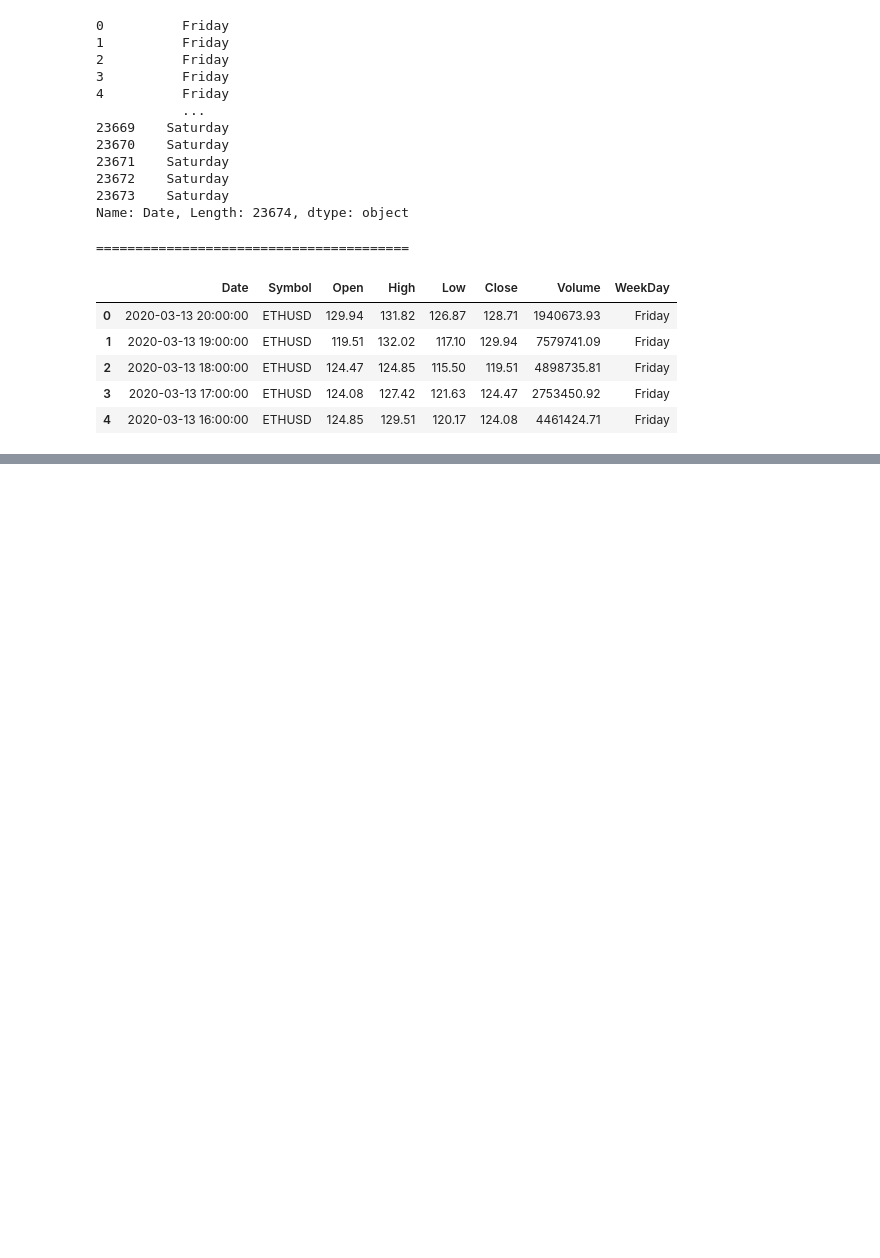
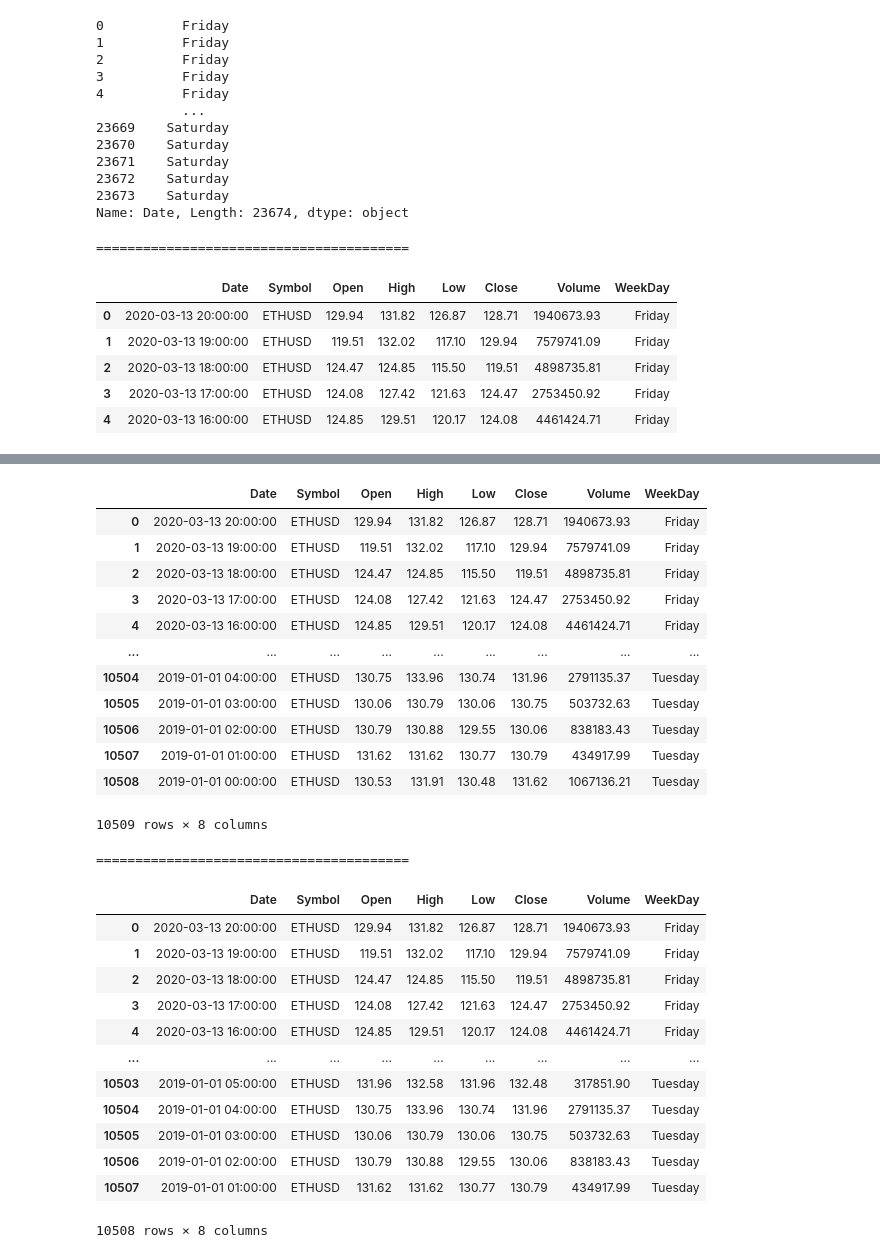
Before and after one commit to thandora/pandas-notes, a Jupyter notebook: pandas_10.ipynb, the cells around one changed output, grey strips where cells are left out. Drawn from its saved outputs; the diff is of its cells as text; code cells hidden in the pictures; blank space fills up the shorter version.

```diff
--- a/pandas_10a.ipynb
+++ b/pandas_10.ipynb
@@ -347,0 +275,40 @@ df2.resample("W").agg(column_map)
+# %%
+filt1 = df["Date"] >= "2019"
+df_filt1 = df.loc[filt1]
+display(df_filt1)
+printhr()
+
+filt2 = df["Date"] > "2019"
+df_filt2 = df.loc[filt2]
+display(df_filt2)
+# Notice that the last entry for df_filt2 does NOT include "2019-01-01 00:00:00",
+# which is "before" the 1st hour in this context.
+# This is in contrast with df_filt1 which includes it.
+# %% [output]
+|  | Date | Symbol | Open | High | Low | Close | Volume | WeekDay |
+| 0 | 2020-03-13 20:00:00 | ETHUSD | 129.94 | 131.82 | 126.87 | 128.71 | 1940673.93 | Friday |
+| 1 | 2020-03-13 19:00:00 | ETHUSD | 119.51 | 132.02 | 117.10 | 129.94 | 7579741.09 | Friday |
+| 2 | 2020-03-13 18:00:00 | ETHUSD | 124.47 | 124.85 | 115.50 | 119.51 | 4898735.81 | Friday |
+| 3 | 2020-03-13 17:00:00 | ETHUSD | 124.08 | 127.42 | 121.63 | 124.47 | 2753450.92 | Friday |
+| 4 | 2020-03-13 16:00:00 | ETHUSD | 124.85 | 129.51 | 120.17 | 124.08 | 4461424.71 | Friday |
+| ... | ... | ... | ... | ... | ... | ... | ... | ... |
+| 10504 | 2019-01-01 04:00:00 | ETHUSD | 130.75 | 133.96 | 130.74 | 131.96 | 2791135.37 | Tuesday |
+| 10505 | 2019-01-01 03:00:00 | ETHUSD | 130.06 | 130.79 | 130.06 | 130.75 | 503732.63 | Tuesday |
+| 10506 | 2019-01-01 02:00:00 | ETHUSD | 130.79 | 130.88 | 129.55 | 130.06 | 838183.43 | Tuesday |
+| 10507 | 2019-01-01 01:00:00 | ETHUSD | 131.62 | 131.62 | 130.77 | 130.79 | 434917.99 | Tuesday |
+| 10508 | 2019-01-01 00:00:00 | ETHUSD | 130.53 | 131.91 | 130.48 | 131.62 | 1067136.21 | Tuesday |
+10509 rows × 8 columns
+========================================
+|  | Date | Symbol | Open | High | Low | Close | Volume | WeekDay |
+| 0 | 2020-03-13 20:00:00 | ETHUSD | 129.94 | 131.82 | 126.87 | 128.71 | 1940673.93 | Friday |
+| 1 | 2020-03-13 19:00:00 | ETHUSD | 119.51 | 132.02 | 117.10 | 129.94 | 7579741.09 | Friday |
+| 2 | 2020-03-13 18:00:00 | ETHUSD | 124.47 | 124.85 | 115.50 | 119.51 | 4898735.81 | Friday |
+| 3 | 2020-03-13 17:00:00 | ETHUSD | 124.08 | 127.42 | 121.63 | 124.47 | 2753450.92 | Friday |
+| 4 | 2020-03-13 16:00:00 | ETHUSD | 124.85 | 129.51 | 120.17 | 124.08 | 4461424.71 | Friday |
+| ... | ... | ... | ... | ... | ... | ... | ... | ... |
+| 10503 | 2019-01-01 05:00:00 | ETHUSD | 131.96 | 132.58 | 131.96 | 132.48 | 317851.90 | Tuesday |
+| 10504 | 2019-01-01 04:00:00 | ETHUSD | 130.75 | 133.96 | 130.74 | 131.96 | 2791135.37 | Tuesday |
+| 10505 | 2019-01-01 03:00:00 | ETHUSD | 130.06 | 130.79 | 130.06 | 130.75 | 503732.63 | Tuesday |
+| 10506 | 2019-01-01 02:00:00 | ETHUSD | 130.79 | 130.88 | 129.55 | 130.06 | 838183.43 | Tuesday |
+| 10507 | 2019-01-01 01:00:00 | ETHUSD | 131.62 | 131.62 | 130.77 | 130.79 | 434917.99 | Tuesday |
+10508 rows × 8 columns
```
Also changed, not shown: parts of 47 cells of this notebook.
